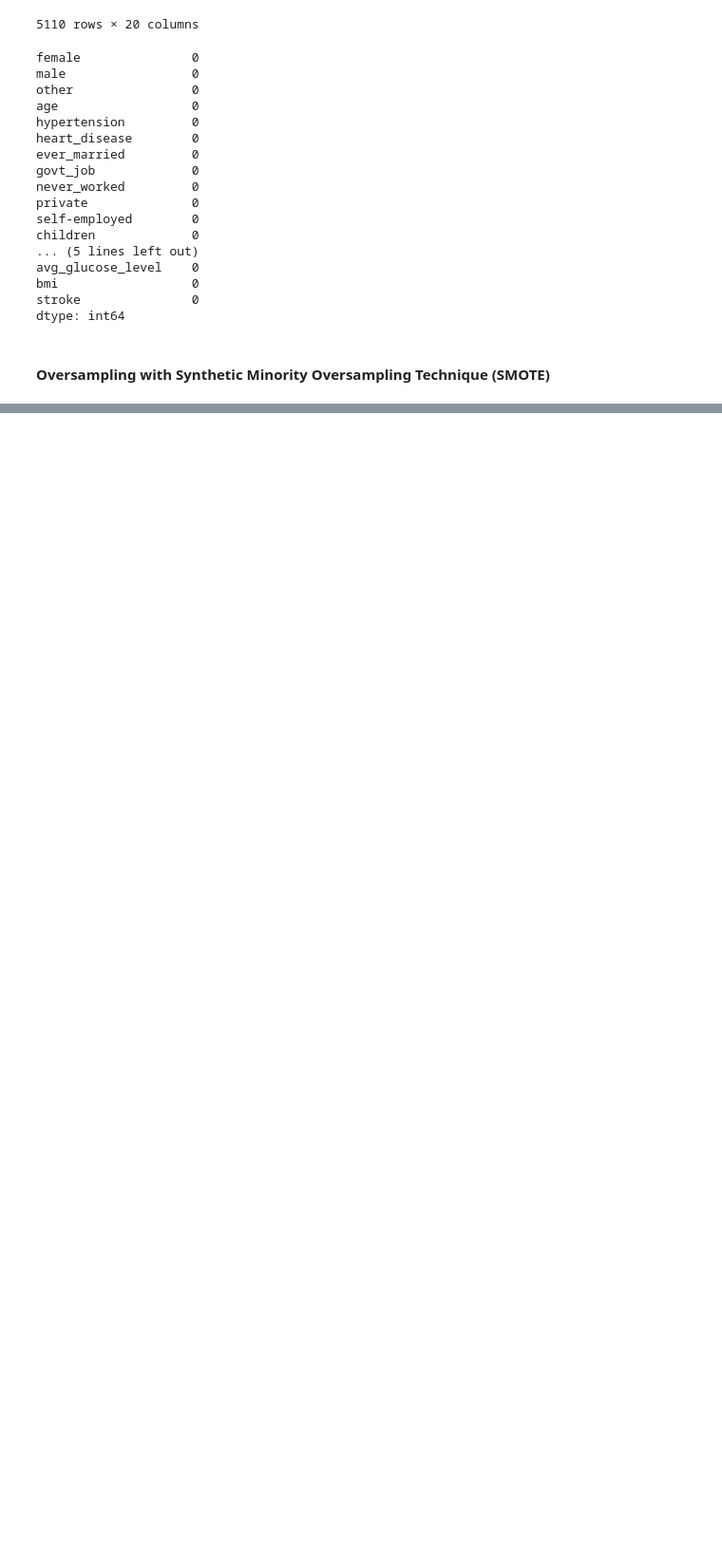
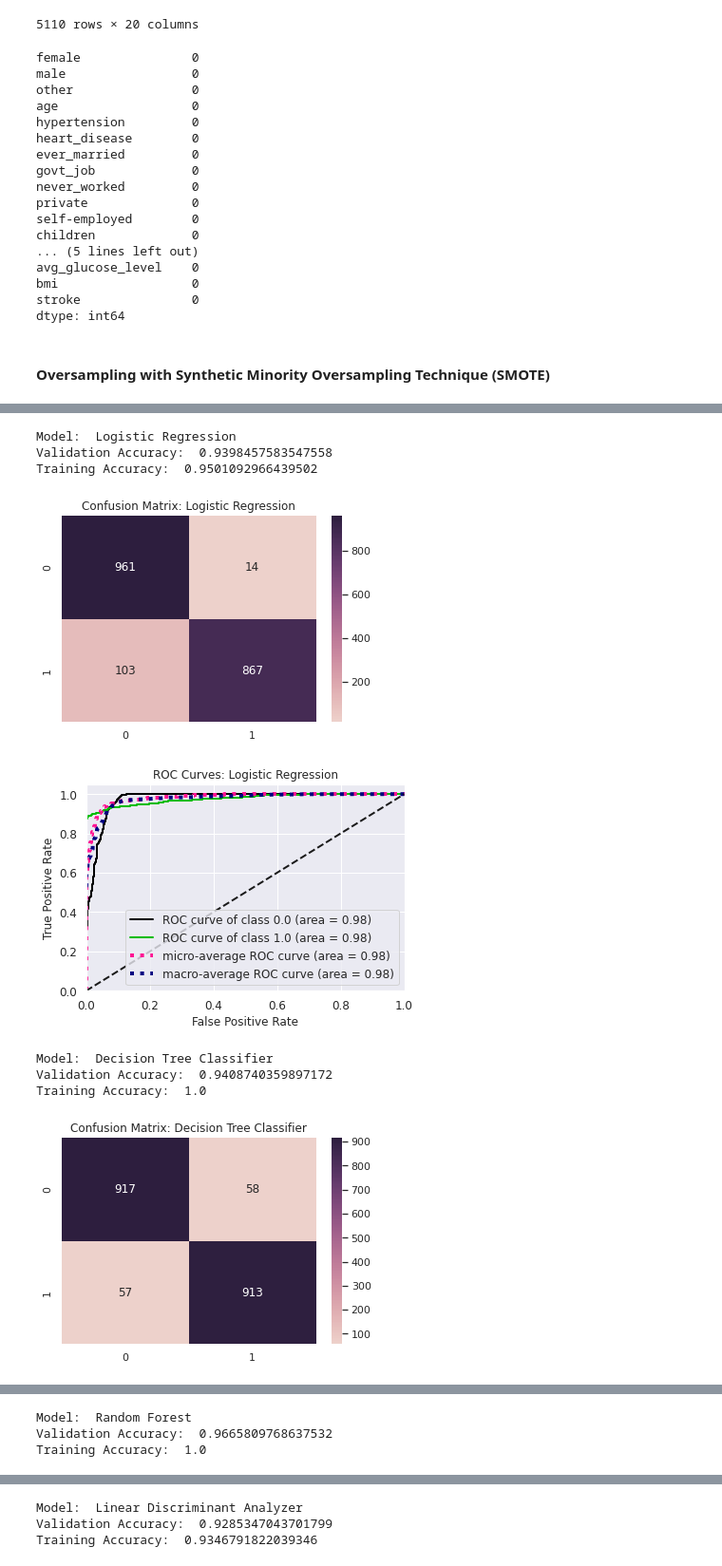
Before and after one commit to emreustundag1618/ML-projects, a Jupyter notebook: stroke-classification/stroke-classification.ipynb, the cells around one changed output, grey strips where cells are left out. Shown at 95% size. Saved outputs shown, nothing was run; the diff lists cells and outputs as text; code cells hidden in the pictures; blank space fills up the shorter version.

```diff
--- a/stroke-classification/stroke-classification.ipynb
+++ b/stroke-classification/stroke-classification.ipynb
@@ -329,0 +353,8 @@ df2 = df[["age","avg_glucose_level","bmi"]]
+# %%
+# Splitting data to validation and training
+x_train, x_test, y_train, y_test = train_test_split(X, y, test_size = 0.2, random_state = 42)
+
+# Scaling features between -1 and 1
+scaler = StandardScaler()
+x_train = scaler.fit_transform(x_train)
+x_test = scaler.fit_transform(x_test)
@@ -329,0 +365,43 @@ df2 = df[["age","avg_glucose_level","bmi"]]
+# %%
+models = [('Logistic Regression', LogisticRegression()),
+          ('Decision Tree Classifier', DecisionTreeClassifier()),
+          ('Random Forest', RandomForestClassifier()),
+          ('Linear Discriminant Analyzer', LinearDiscriminantAnalysis()),
+          ('Ada Boost', AdaBoostClassifier()),
+          ('KNN', KNeighborsClassifier()),
+          ('Support Vector Classifier', SVC(probability = True)),
+          ('XG Boost', XGBClassifier()),
+          ('Cat Boost', CatBoostClassifier(logging_level = 'Silent'))]
+
+models_score = []
+for name, model in models:
+    model = model
+    model.fit(x_train, y_train)
+    model.predict(x_test)
+    models_score.append([name, accuracy_score(y_test, model.predict(x_test))])
+
+    print("Model: ",name)
+    print('Validation Accuracy: ', accuracy_score(y_test, model.predict(x_test)))
+    print('Training Accuracy: ', accuracy_score(y_train, model.predict(x_train)))
+
+    plt.figure()
+    cf_matrix = confusion_matrix(y_test, model.predict(x_test))
+    plt.title('Confusion Matrix: {}'.format(name))
+    sns.heatmap(cf_matrix, annot = True, fmt = 'g', cmap = sns.cubehelix_palette(as_cmap=True))
+    plt.show()
+
+    import scikitplot as skplt
+
+    skplt.metrics.plot_roc(y_test, model.predict_proba(x_test))
+    plt.title('ROC Curves: {}'.format(name))
+    plt.show()
+# %% [output]
+Model:  Logistic Regression
+Validation Accuracy:  0.9398457583547558
+Training Accuracy:  0.9501092966439502
+[figure, added]
+[figure, added]
+Model:  Decision Tree Classifier
+Validation Accuracy:  0.9408740359897172
+Training Accuracy:  1.0
+[figure, added]
@@ -329,0 +409,3 @@ df2 = df[["age","avg_glucose_level","bmi"]]
+Model:  Random Forest
+Validation Accuracy:  0.9665809768637532
+Training Accuracy:  1.0
@@ -329,0 +414,3 @@ df2 = df[["age","avg_glucose_level","bmi"]]
+Model:  Linear Discriminant Analyzer
+Validation Accuracy:  0.9285347043701799
+Training Accuracy:  0.9346791822039346
```
Also changed, not shown: parts of 20 cells of this notebook.
